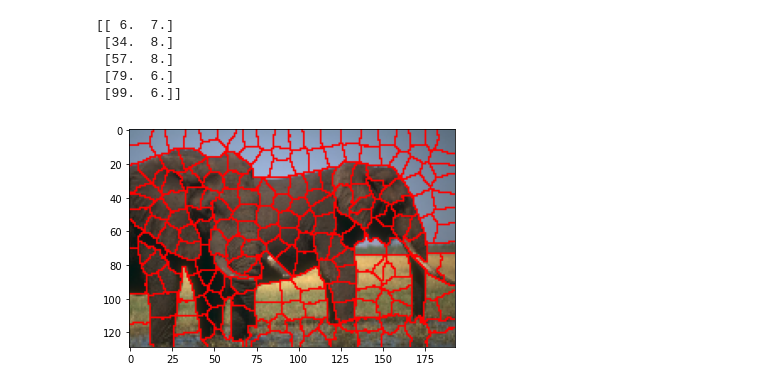
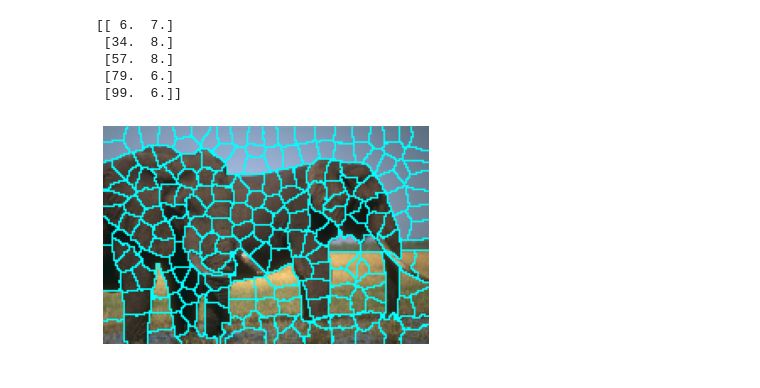
Before and after one commit to ishaanshah/lrw_superpixel, a Jupyter notebook: src/demo.ipynb, the cells around one changed output. Drawn from its saved outputs; the diff is of its cells as text; code cells hidden in the pictures.

```diff
--- a/src/demo.ipynb
+++ b/src/demo.ipynb
@@ -263,22 +263,24 @@ def energy_opt(image, seeds, alpha, count, iters, sigma, thres):
 # %%
 res, seeds, iters = energy_opt(orig_img, seeds, alpha, Nsp, nItrs_max, beta, Thres)
 bmap = seg2bmap(res,Y,X)
 idx = np.nonzero(bmap>0)
 
 bmapOnImg = img
 temp = img[:,:,0]
-temp[idx] = 1
+temp[idx] = 0
 bmapOnImg[:,:,0] = temp
 if Z==3:
     temp=img[:,:,1]
-    temp[idx]=0
+    temp[idx]=1
     bmapOnImg[:,:,1] = temp
     temp=img[:,:,2]
-    temp[idx]=0
+    temp[idx]=1
     bmapOnImg[:,:,2] = temp
 
 plt.imshow(bmapOnImg)
+plt.axis("off")
 seeds_x = [i[0] for i in seeds]
 seeds_y = [i[1] for i in seeds]
+plt.show()
 # %% [output]
-[figure, old version]
+[figure, new version]
```
Also changed, not shown: 2 other files.
